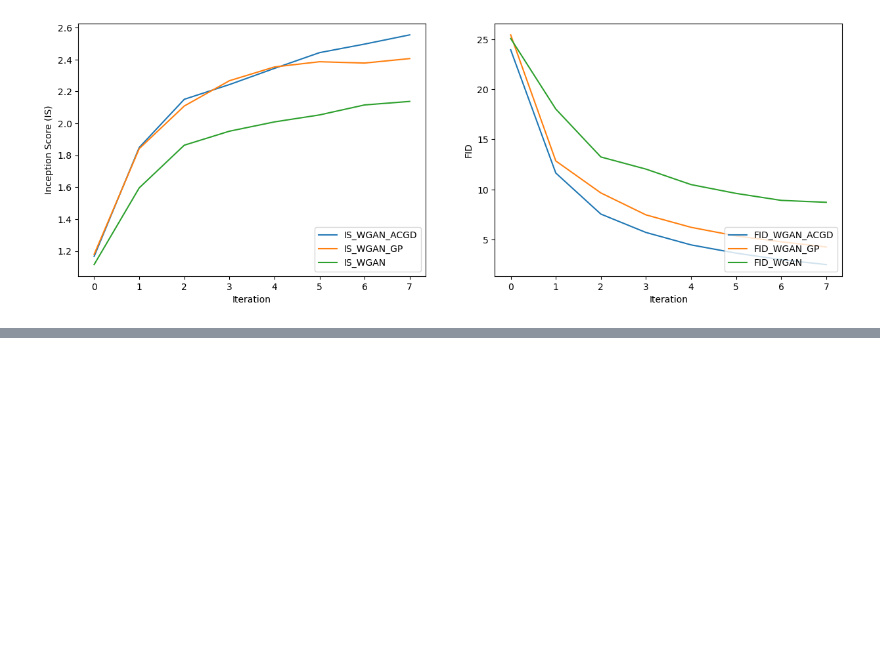
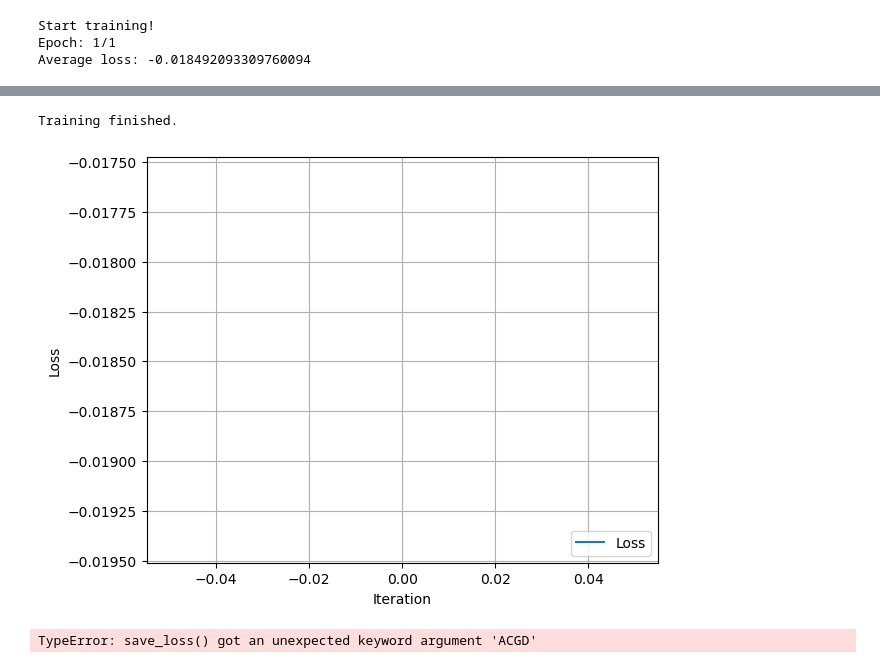
Before and after one commit to gabrieledangeli/OptML_miniproject_FGY, a Jupyter notebook: ON MNIST/WGAN.ipynb, the cells around one changed output, grey strips where cells are left out. Saved outputs shown, nothing was run; the diff lists cells and outputs as text; code cells hidden in the pictures; blank space fills up the shorter version.

Commit message:
Some updates to WGAN notebook

```diff
--- a/ON MNIST/WGAN.ipynb
+++ b/ON MNIST/WGAN.ipynb
@@ -658,14 +714,14 @@ class WGAN_ACGD(object):
 # %%
 # PARAMETERS
 
-# Define dataset
+# Define dataset ['cifar10', 'mnist']
 dataset = 'cifar10'
 
-# Define WGAN type (WGAN or WGAN_GP)
-gan_type = 'WGAN_GP'
+# Define WGAN type [WGAN, WGAN_GP, WGAN_ACGD]
+gan_type = 'WGAN'
 
 # Define number of epoch
-epoch = 10
+epoch = 100
 
 # Define batch_size
 batch_size = 64
@@ -677,19 +733,22 @@ input_size = 32
 save_dir = 'models'
 result_dir = 'results'
 
+
 # Defining learning rates
-lrG = 0.0002        # Generator
-lrD = 0.0002        # Discriminator
+lrG = 0.0001        # Generator
+lrD = 0.0001        # Discriminator
 
 # Adam beta parameters
 beta1 = 0.5
-beta2 = 0.999
+beta2 = 0.9
 
 # 'cuda' if GPU is available, 'cpu' else
-device = 'cuda' if torch.cuda.is_available() else 'cpu'
+device = 'cuda:0' if torch.cuda.is_available() else 'cpu'
 
-
-wgan = WGAN(epoch, batch_size, save_dir, result_dir, dataset, device, input_size, lrG, lrD, beta1, beta2)
-wgan_gp = WGAN_GP(epoch, batch_size, save_dir, result_dir, dataset, device, input_size, lrG, lrD, beta1, beta2)
-wgan_acgd = WGAN_ACGD(epoch, batch_size, save_dir, result_dir, dataset, device, input_size, lrG, lrD)
+if gan_type == 'WGAN':
+    wgan = WGAN(epoch, batch_size, save_dir, result_dir, dataset, device, input_size, lrG, lrD, beta1, beta2)
+elif gan_type == 'WGAN_GP':
+    wgan = WGAN_GP(epoch, batch_size, save_dir, result_dir, dataset, device, input_size, lrG, lrD, beta1, beta2)
+elif gan_type == 'WGAN_ACGD':
+    wgan = WGAN_ACGD(epoch, batch_size, save_dir, result_dir, dataset, device, input_size, lrG, lrD)
 # %% [output]
@@ -697,4 +757,0 @@ Files already downloaded and verified
-# %%
-is_wgan_acgd, fid_wgan_acgd =  wgan_acgd.train()
-is_wgan_gp, fid_wgan_gp =  wgan_gp.train()
-is_wgan, fid_wgan =  wgan.train()
@@ -720,23 +758,6 @@ Lossy conversion from float64 to uint8. Range [0, 1]. Convert image to uint8 pri
-# %%
-plt.figure(figsize=(15,5))
-x_1 = range(len(is_wgan_acgd))
-plt.subplot(1,2,1)
-plt.plot(x_1, is_wgan_acgd, label='IS_WGAN_ACGD')
-plt.plot(x_1, is_wgan_gp, label='IS_WGAN_GP')
-plt.plot(x_1, is_wgan, label='IS_WGAN')
-plt.xlabel('Iteration')
-plt.ylabel('Inception Score (IS)')
-plt.legend(loc='lower right')
-
-x_2 = range(len(fid_wgan_acgd))
-plt.subplot(1,2,2)
-plt.plot(x_2, fid_wgan_acgd, label='FID_WGAN_ACGD')
-plt.plot(x_2, fid_wgan_gp, label='FID_WGAN_GP')
-plt.plot(x_2, fid_wgan, label='FID_WGAN')
-plt.xlabel('Iteration')
-plt.ylabel('FID')
-plt.legend(loc='upper right')
-
-plt.show()
-# %% [output]
-[figure, removed]
+# %%
+wgan.train()
+# %% [output]
+Start training!
+Epoch: 1/1
+Average loss: -0.018492093309760094
@@ -742,0 +765,3 @@ plt.show()
+Training finished.
+[figure, added]
+TypeError: save_loss() got an unexpected keyword argument 'ACGD'
```
Also changed, not shown: parts of 8 cells of this notebook, 1 other file.
